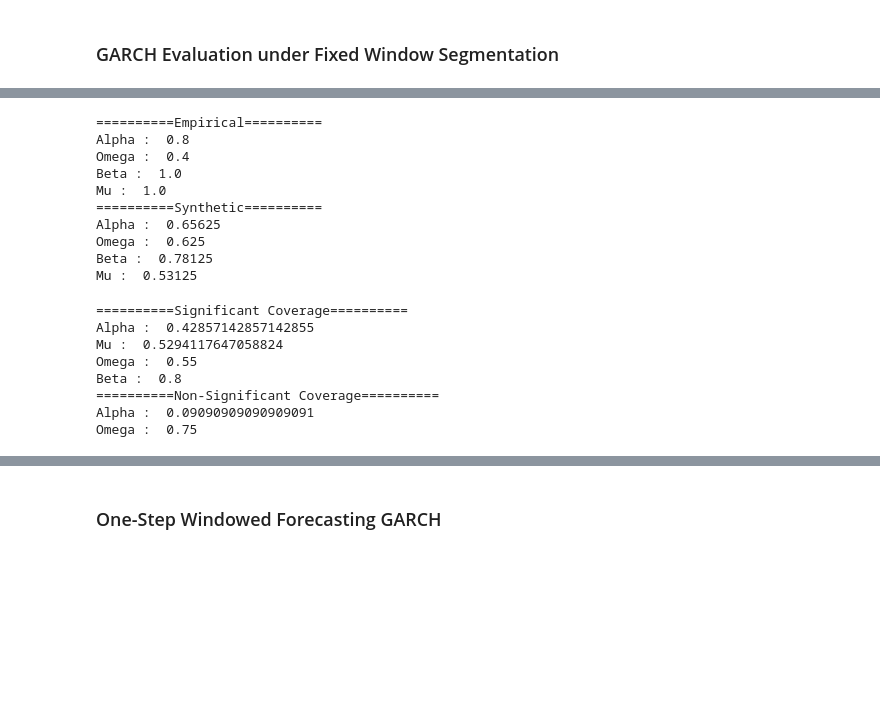
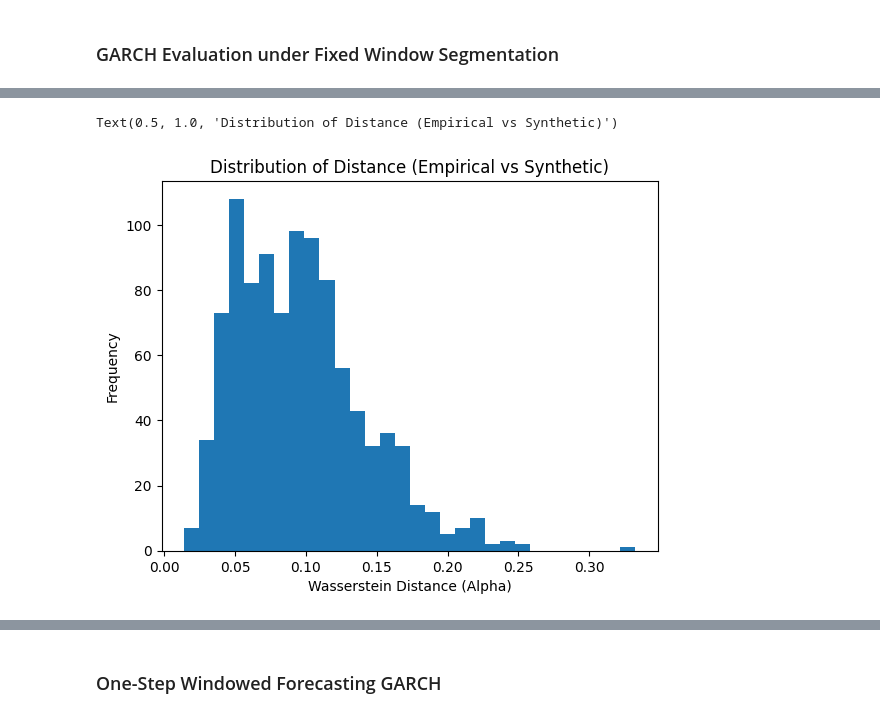
Before and after one commit to HenryGunadi/diffusion-garch, a Jupyter notebook: notebooks/eda/eda_02.ipynb, the cells around one changed output, grey strips where cells are left out. Saved outputs shown, nothing was run; the diff lists cells and outputs as text; code cells hidden in the pictures; blank space fills up the shorter version.

```diff
--- a/notebooks/eda/eda_02.ipynb
+++ b/notebooks/eda/eda_02.ipynb
@@ -550,7 +565,7 @@ def compute_arch(windows, mean="constant", vol="GARCH", p=1, q=1):
       q=q
     )
 
-    res = model.fit()
+    res = model.fit(disp="off")
     result.append(res)
 
   return result
@@ -699,42 +656,20 @@ coverage_omega_nonsig = compare_range_estimate(omega_bounds_nonsig, omega_syn_no
-# %%
-print("="*10 + "Empirical" + "="*10)
-print("Alpha : ", alpha_emp_sig_ratio)
-print("Omega : ", omega_emp_sig_ratio)
-print("Beta : ", beta_emp_sig_ratio)
-print("Mu : ", mu_emp_sig_ratio)
-
-print("="*10 + "Synthetic" + "="*10)
-print("Alpha : ", alpha_syn_sig_ratio)
-print("Omega : ", omega_syn_sig_ratio)
-print("Beta : ", beta_syn_sig_ratio)
-print("Mu : ", mu_syn_sig_ratio)
-# %% [output]
-==========Empirical==========
-Alpha :  0.8
-Omega :  0.4
-Beta :  1.0
-Mu :  1.0
-==========Synthetic==========
-Alpha :  0.65625
-Omega :  0.625
-Beta :  0.78125
-Mu :  0.53125
-# %%
-print("="*10 + "Significant Coverage" + "="*10)
-print("Alpha : ", coverage_alpha_sig)
-print("Mu : ", coverage_mu_sig)
-print("Omega : ", coverage_omega_sig)
-print("Beta : ", coverage_beta_sig)
-
-print("="*10 + "Non-Significant Coverage" + "="*10)
-print("Alpha : ", coverage_alpha_nonsig)
-print("Omega : ", coverage_omega_nonsig)
-# %% [output]
-==========Significant Coverage==========
-Alpha :  0.42857142857142855
-Mu :  0.5294117647058824
-Omega :  0.55
-Beta :  0.8
-==========Non-Significant Coverage==========
-Alpha :  0.09090909090909091
-Omega :  0.75
+# %%
+metrics = []
+alpha_emp = [res.params["alpha[1]"] for res in arch_emp]
+
+for _ in range(1000):
+    syn_subset = rng.choice(synthetic_data, size=5, replace=False, axis=0)
+    arch_syn_subset = compute_arch(syn_subset)
+
+    alpha_syn = [res.params["alpha[1]"] for res in arch_syn_subset]
+
+    dist = stats.wasserstein_distance(alpha_emp, alpha_syn)
+    metrics.append(dist)
+# %%
+plt.hist(metrics, bins=30)
+plt.xlabel("Wasserstein Distance (Alpha)")
+plt.ylabel("Frequency")
+plt.title("Distribution of Distance (Empirical vs Synthetic)")
+# %% [output]
+Text(0.5, 1.0, 'Distribution of Distance (Empirical vs Synthetic)')
+[figure, added]
```
Also changed, not shown: parts of 10 cells of this notebook.
